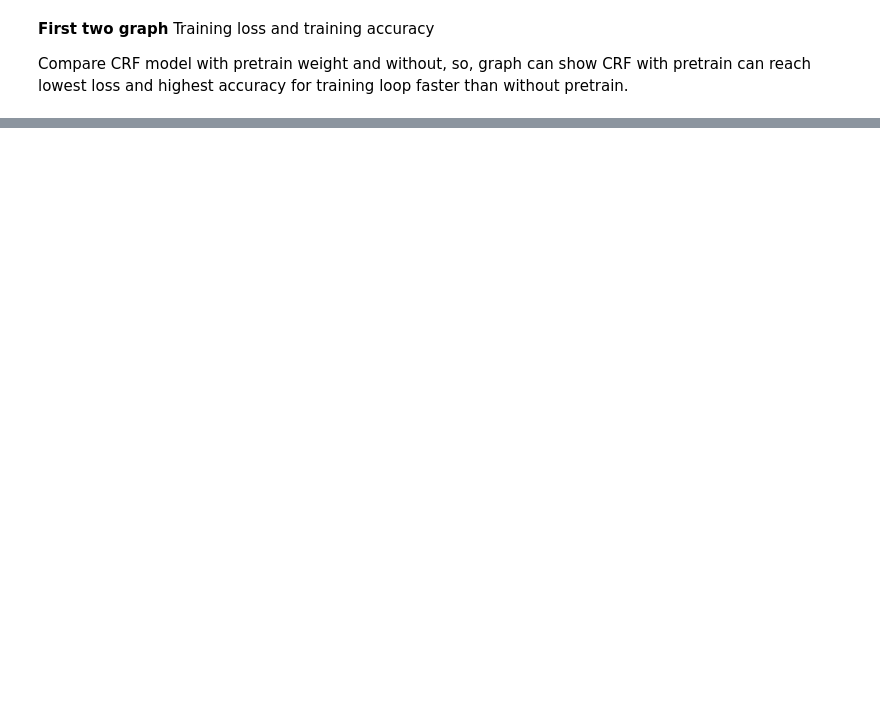
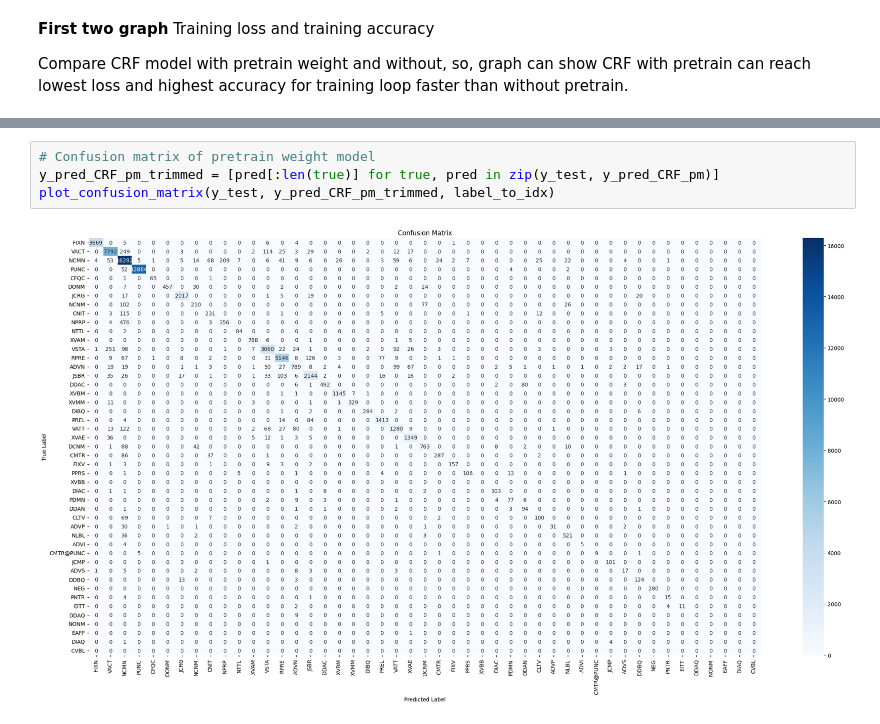
Before and after one commit to boannas/FRA501_NLP, a Jupyter notebook: HW1/HW1_3_PoS_torch.ipynb, the cells around one changed output, grey strips where cells are left out. Saved outputs shown, nothing was run; the diff lists cells and outputs as text; blank space fills up the shorter version.

```diff
--- a/HW1/HW1_3_PoS_torch.ipynb
+++ b/HW1/HW1_3_PoS_torch.ipynb
@@ -1029,0 +1091,6 @@ On training and testing of 2 model, use pretrain weight can reduce time to train
+# %%
+# Confusion matrix of pretrain weight model
+y_pred_CRF_pm_trimmed = [pred[:len(true)] for true, pred in zip(y_test, y_pred_CRF_pm)]
+plot_confusion_matrix(y_test, y_pred_CRF_pm_trimmed, label_to_idx)
+# %% [output]
+[figure, added]
```
Also changed, not shown: parts of 14 cells of this notebook, 26 other files.
